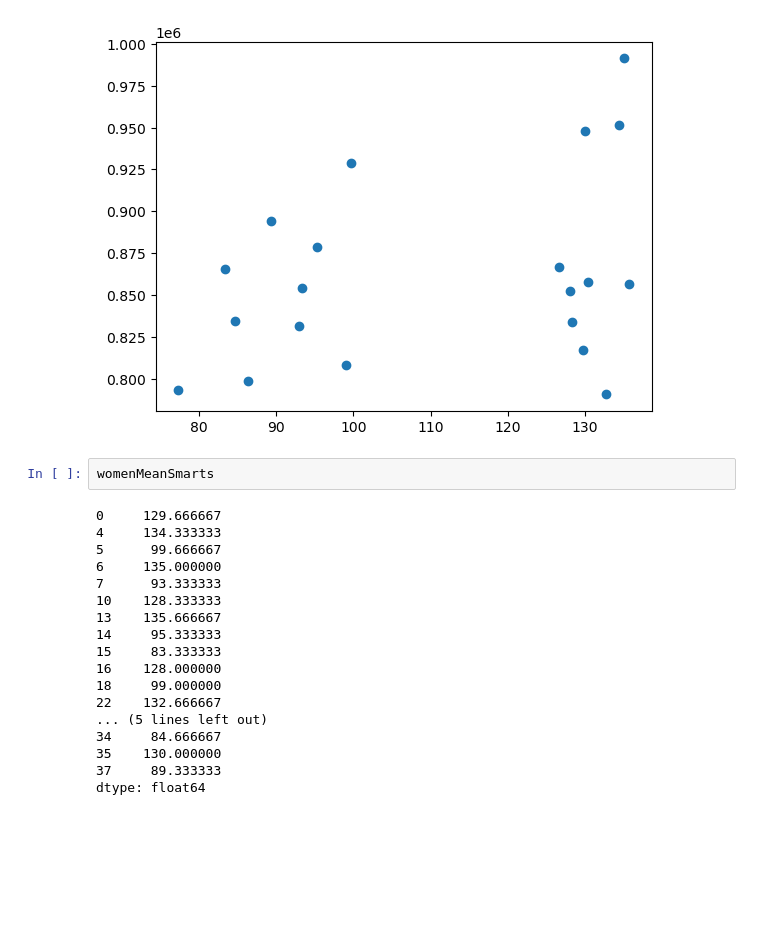
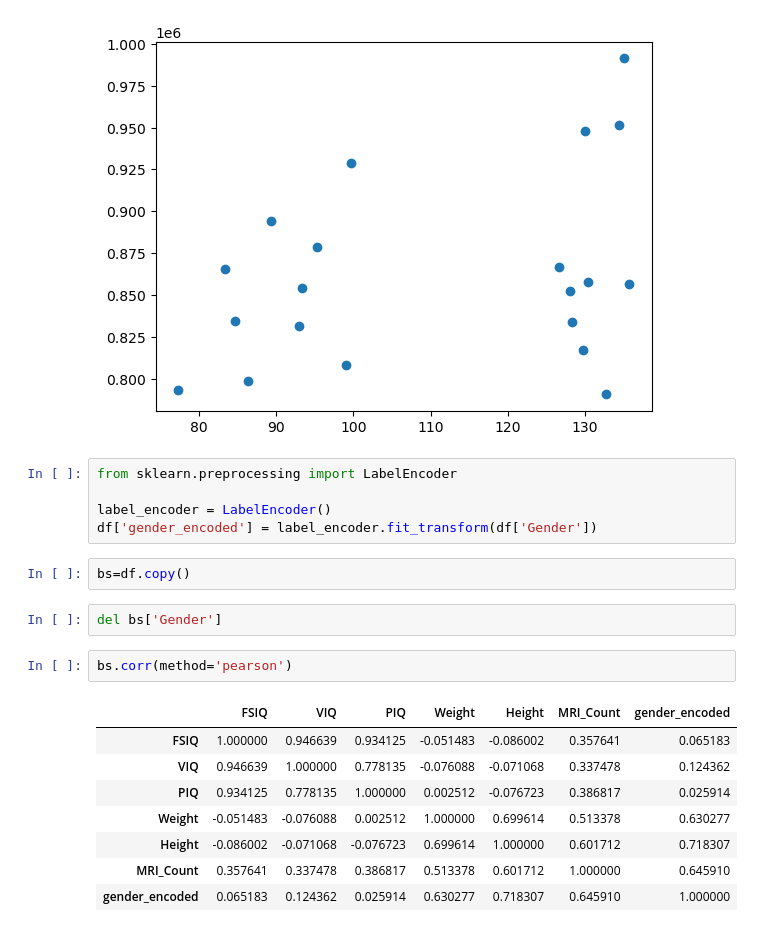
Before and after one commit to Rahafzsh/DataMiningTasks, a Jupyter notebook: Lab7/DMLabb.ipynb, the cells around one changed output. Cells and saved outputs as stored; diff of their text form; blank space fills up the shorter version.

```diff
--- a/Lab7/DMLabb.ipynb
+++ b/Lab7/DMLabb.ipynb
@@ -69,23 +94,23 @@ plt.show()
 %matplotlib inline
 # %% [output]
 [figure]
-# %%
-womenMeanSmarts
-# %% [output]
-0     129.666667
-4     134.333333
-5      99.666667
-6     135.000000
-7      93.333333
-10    128.333333
-13    135.666667
-14     95.333333
-15     83.333333
-16    128.000000
-18     99.000000
-22    132.666667
-... (5 lines left out)
-34     84.666667
-35    130.000000
-37     89.333333
-dtype: float64
+# %%
+from sklearn.preprocessing import LabelEncoder
+
+label_encoder = LabelEncoder()
+df['gender_encoded'] = label_encoder.fit_transform(df['Gender'])
+# %%
+bs=df.copy()
+# %%
+del bs['Gender']
+# %%
+bs.corr(method='pearson')
+# %% [output]
+|  | FSIQ | VIQ | PIQ | Weight | Height | MRI_Count | gender_encoded |
+| FSIQ | 1.000000 | 0.946639 | 0.934125 | -0.051483 | -0.086002 | 0.357641 | 0.065183 |
+| VIQ | 0.946639 | 1.000000 | 0.778135 | -0.076088 | -0.071068 | 0.337478 | 0.124362 |
+| PIQ | 0.934125 | 0.778135 | 1.000000 | 0.002512 | -0.076723 | 0.386817 | 0.025914 |
+| Weight | -0.051483 | -0.076088 | 0.002512 | 1.000000 | 0.699614 | 0.513378 | 0.630277 |
+| Height | -0.086002 | -0.071068 | -0.076723 | 0.699614 | 1.000000 | 0.601712 | 0.718307 |
+| MRI_Count | 0.357641 | 0.337478 | 0.386817 | 0.513378 | 0.601712 | 1.000000 | 0.645910 |
+| gender_encoded | 0.065183 | 0.124362 | 0.025914 | 0.630277 | 0.718307 | 0.645910 | 1.000000 |
```
Also changed, not shown: parts of 8 cells of this notebook.
